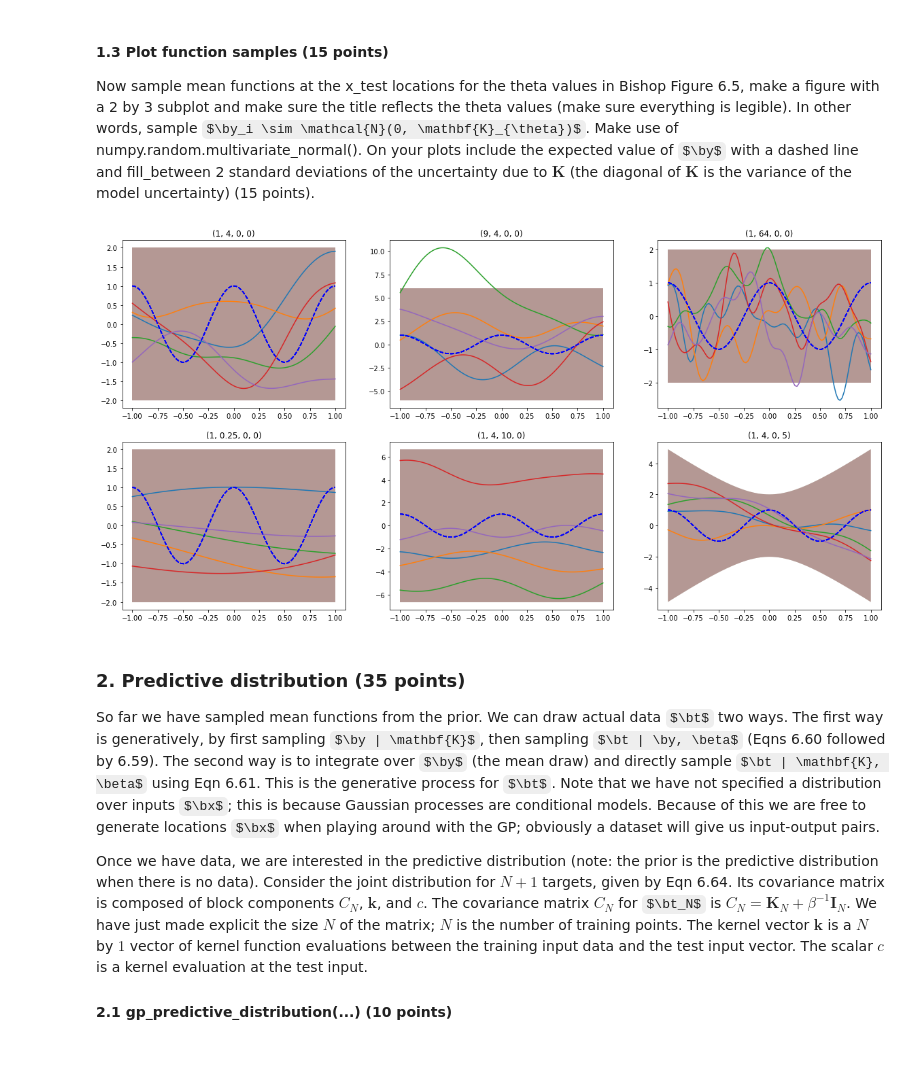
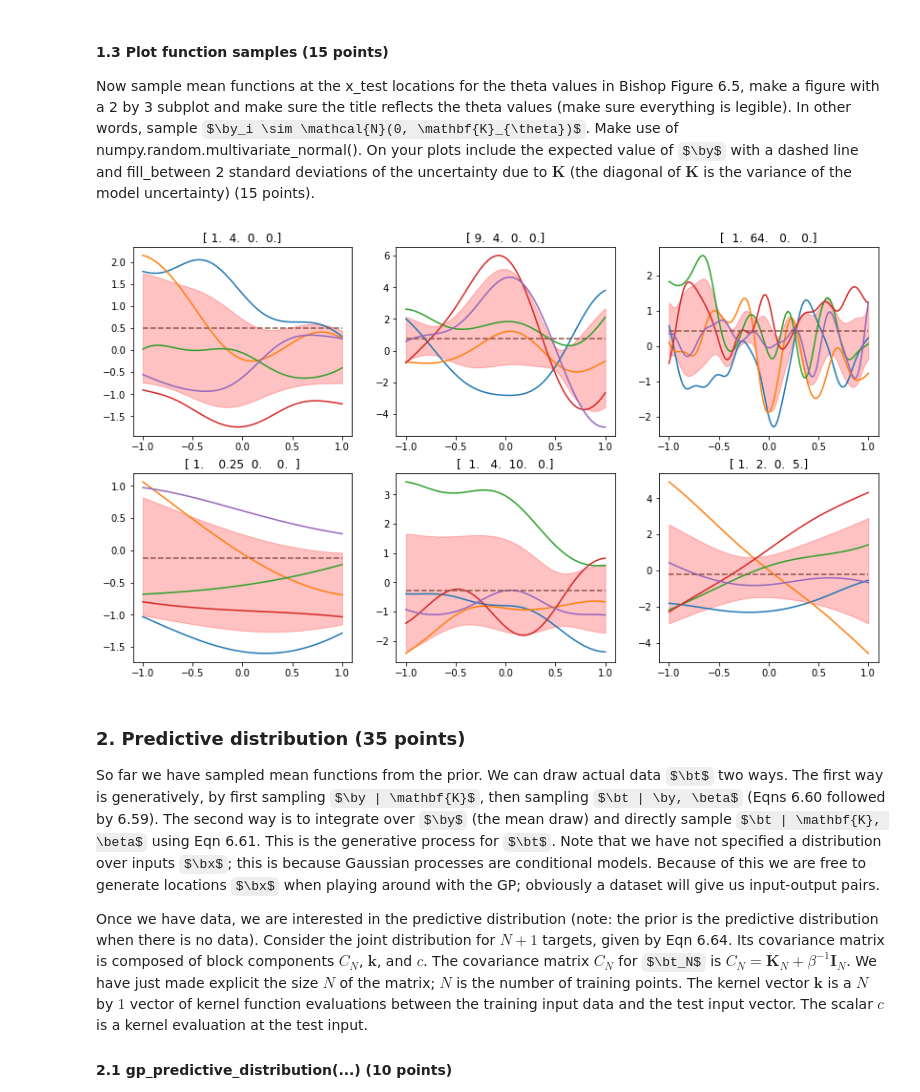
Before and after one commit to Joeri1324/machinelearning1, a Jupyter notebook: lab3/10631186_10260250__11129778_lab3.ipynb, the cells around one changed output. Cells and saved outputs as stored; diff of their text form; code cells hidden in the pictures; some formulas as TeX source; blank space fills up the shorter version.

Commit message:
better plot

```diff
--- a/lab3/10631186_10260250__11129778_lab3.ipynb
+++ b/lab3/10631186_10260250__11129778_lab3.ipynb
@@ -105,22 +105,29 @@ assert K.shape == (len(x1), len(x2)), "the shape of K is incorrect"
 # %% [markdown]
 #### 1.3 Plot function samples (15 points)
 Now sample mean functions at the x_test locations for the theta values in Bishop Figure 6.5, make a figure with a 2 by 3 subplot and make sure the title reflects the theta values (make sure everything is legible).  In other words, sample $\by_i \sim \mathcal{N}(0, \mathbf{K}_{\theta})$.  Make use of numpy.random.multivariate_normal().  On your plots include the expected value of $\by$ with a dashed line and fill_between 2 standard deviations of the uncertainty due to $\mathbf{K}$ (the diagonal of $\mathbf{K}$ is the variance of the model uncertainty) (15 points).
-# %%
-thetas = [(1, 4, 0, 0), (9, 4, 0, 0), (1, 64, 0, 0), (1, 0.25, 0, 0), (1, 4, 10, 0), (1, 4, 0, 5)]
-
-f, ((ax1, ax2, ax3), (ax4, ax5, ax6)) = plt.subplots(2, 3)
-
-for t, axis in zip(thetas, [ax1, ax2, ax3, ax4, ax5, ax6]):
-    for i in range(5):
-
-        K = computeK(x_test, x_test, t)
-        y = np.random.multivariate_normal(np.zeros(x_test.shape[0]), K)
-        axis.plot(x_test, y)
-        axis.plot(x_test, y_test, 'b--')
-        axis.fill_between(x_test, 2*np.sqrt(np.diag(K)), -2*np.sqrt(np.diag(K)), alpha=0.2)
-        axis.set_title(t)
-# %% [output]
-[figure, removed]
+# %%
+# using values of fig 6.5
+thetas = np.array([(1,4,0,0),(9,4,0,0),(1,64,0,0),(1,0.25,0.0,0),(1,4,10,0),(1,2,0,5)])
+
+fig = plt.figure()
+fig.set_size_inches(14, 8)
+for count in range(6):
+    K_theta = computeK(x_test, x_test, thetas[count])
+
+    y = np.random.multivariate_normal(np.zeros(len(K_theta)), K_theta, size =5)
+    y_mean = y.mean(0)
+    plt.subplot(2, 3, count + 1)
+    for i in range(5):
+        plt.plot(x_test, y[i])
+        std = y.std(0)
+        plt.fill_between(x_test, y_mean+std, y_mean - std, color='r', alpha=0.05)
+        plt.title(str(thetas[count]))
+    plt.plot(x_test, [y_mean[count]] * len(x_test), '--')
+    count +=1
+
+plt.show()
+# %% [output]
+[figure, added]
 # %% [markdown]
 ### 2. Predictive distribution (35 points)
 So far we have sampled mean functions from the prior.  We can draw actual data $\bt$ two ways.  The first way is generatively, by first sampling $\by | \mathbf{K}$, then sampling $\bt | \by, \beta$ (Eqns 6.60 followed by 6.59).  The second way is to integrate over $\by$ (the mean draw) and directly sample $\bt | \mathbf{K}, \beta$ using Eqn 6.61.    This is the generative process for $\bt$.  Note that we have not specified a distribution over inputs $\bx$;  this is because Gaussian processes are conditional models.  Because of this we are free to generate locations $\bx$ when playing around with the GP; obviously a dataset will give us input-output pairs.
```
Also changed, not shown: parts of 2 cells of this notebook.
